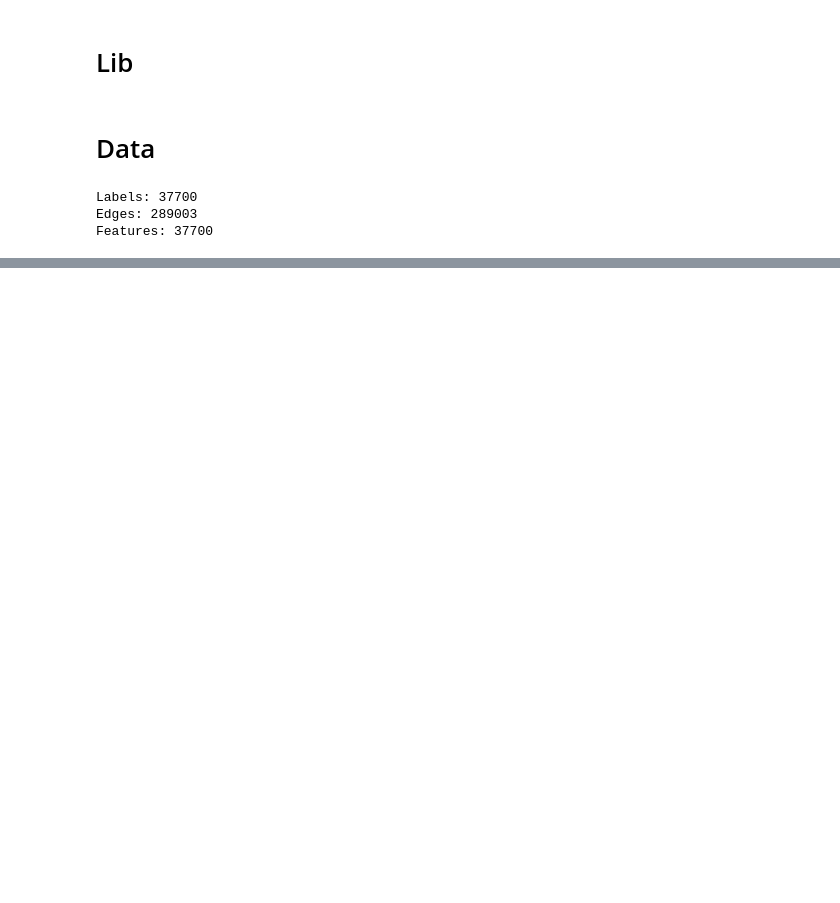
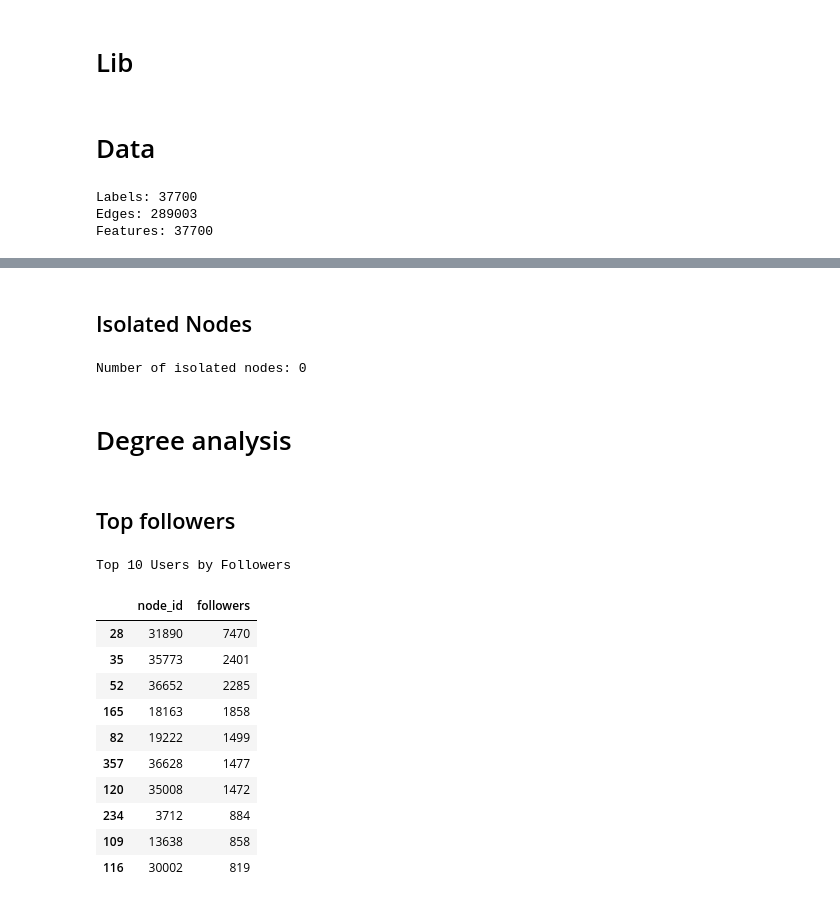
Before and after one commit to Avcuongy/social-analysis-project, a Jupyter notebook: notebooks/analysis/1_overview.ipynb, the cells around one changed output, grey strips where cells are left out. Drawn from its saved outputs; the diff is of its cells as text; code cells hidden in the pictures; blank space fills up the shorter version.

```diff
--- a/notebooks/analysis/1_overview.ipynb
+++ b/notebooks/analysis/1_overview.ipynb
@@ -191,0 +174,10 @@ Tiến hành vẽ mạng cục bộ (Ego-graph) cho Node ID: 31890 (Sở hữu 9
+# %% [markdown]
+## Isolated Nodes
+# %%
+isolated_nodes = list(nx.isolates(G))
+
+print(f"Number of isolated nodes: {len(isolated_nodes)}")
+# %% [output]
+Number of isolated nodes: 0
+# %% [markdown]
+# Degree analysis
@@ -191,0 +189,23 @@ Tiến hành vẽ mạng cục bộ (Ego-graph) cho Node ID: 31890 (Sở hữu 9
+# %% [markdown]
+## Top followers
+# %%
+top_followers = pd.DataFrame(
+    {"node_id": list(in_degree_dict.keys()), "followers": list(in_degree_dict.values())}
+).sort_values(by="followers", ascending=False)
+
+print("Top 10 Users by Followers")
+
+top_followers.head(10)
+# %% [output]
+Top 10 Users by Followers
+|  | node_id | followers |
+| 28 | 31890 | 7470 |
+| 35 | 35773 | 2401 |
+| 52 | 36652 | 2285 |
+| 165 | 18163 | 1858 |
+| 82 | 19222 | 1499 |
+| 357 | 36628 | 1477 |
+| 120 | 35008 | 1472 |
+| 234 | 3712 | 884 |
+| 109 | 13638 | 858 |
+| 116 | 30002 | 819 |
```
Also changed, not shown: parts of 48 cells of this notebook, 1 other file.
